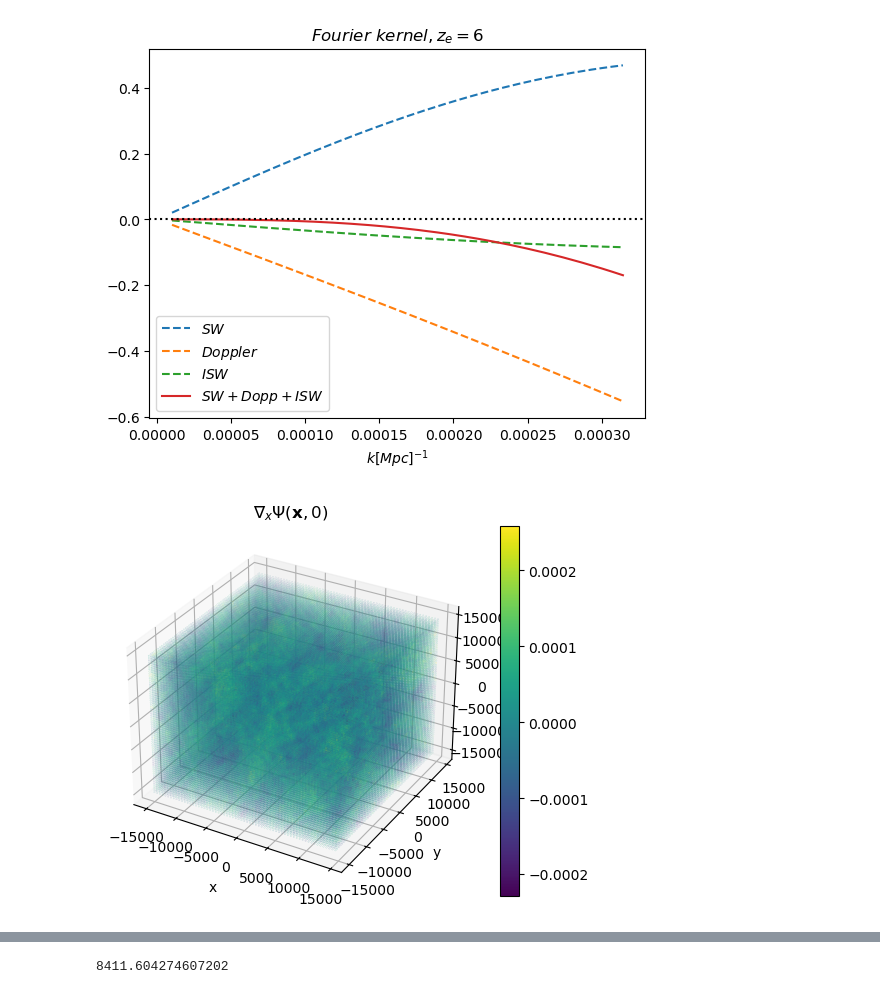
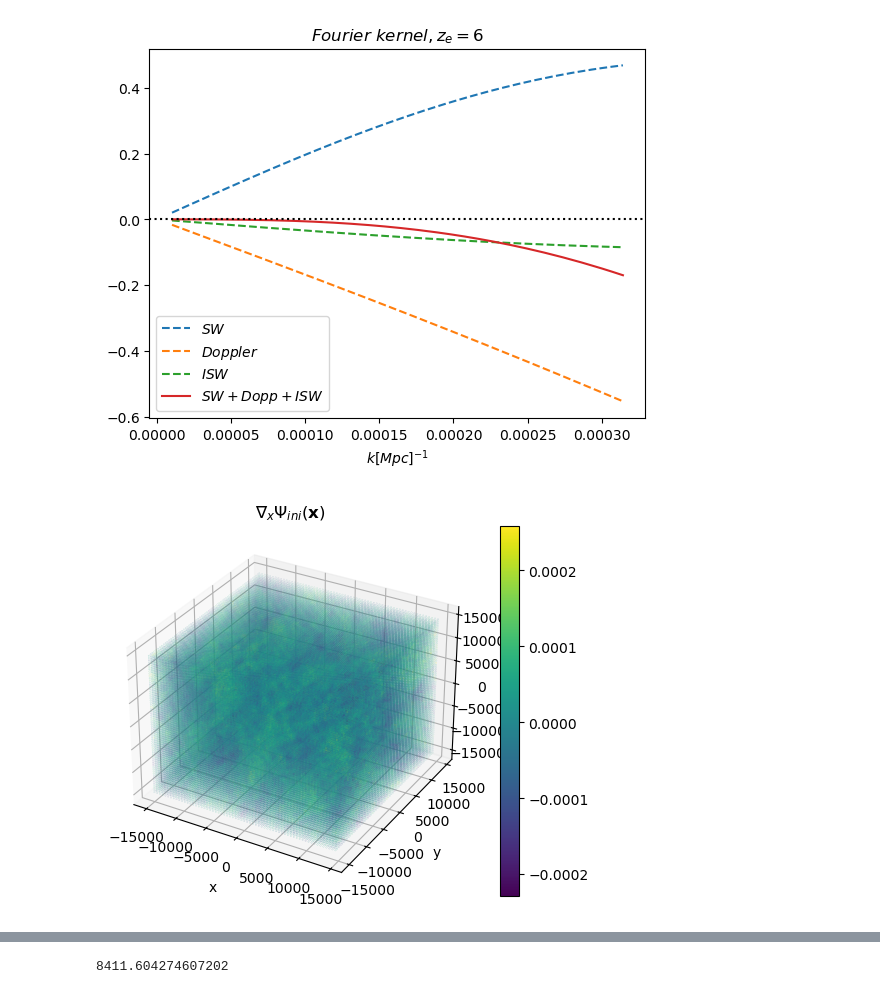
Before and after one commit to catketchup/ReCCO, a Jupyter notebook: code/Pylian_test.ipynb, the cells around one changed output, grey strips where cells are left out. Cells and saved outputs as stored; diff of their text form; code cells hidden in the pictures.

```diff
--- a/code/Pylian_test.ipynb
+++ b/code/Pylian_test.ipynb
@@ -275,5 +267,5 @@ if 1:
     ax.set_xlabel(r'x')
     ax.set_ylabel(r'y')
     ax.set_zlabel(r'z')
-    ax.set_title(r'$\Psi (x) + \Psi_{i} (x)$');
+    ax.set_title(r'$\Psi_{ini} (x) + \Psi_{i} (x)$');
 # %% [output]
@@ -378,15 +358,15 @@ g_psi_i_k = np.fft.fftn(g_psi_i_x)
 # %%
 if 1:
     fig = plt.figure()
     ax = fig.add_subplot(111, projection='3d')
 
     fig.colorbar(ax.scatter(xx,yy,zz,c=g_psi_x[1], s=0.01))
     ax.set_xlabel(r'x')
     ax.set_ylabel(r'y')
     ax.set_zlabel(r'z')
-    ax.set_title(r'$\nabla_x \Psi (\mathbf{x},0)$');
+    ax.set_title(r'$\nabla_x \Psi_{ini} (\mathbf{x})$');
 # %% [output]
-[figure, old version]
+[figure, new version]
 # %%
 if 1:
     fig = plt.figure()
```
Also changed, not shown: parts of 24 cells of this notebook, 1 other file.
